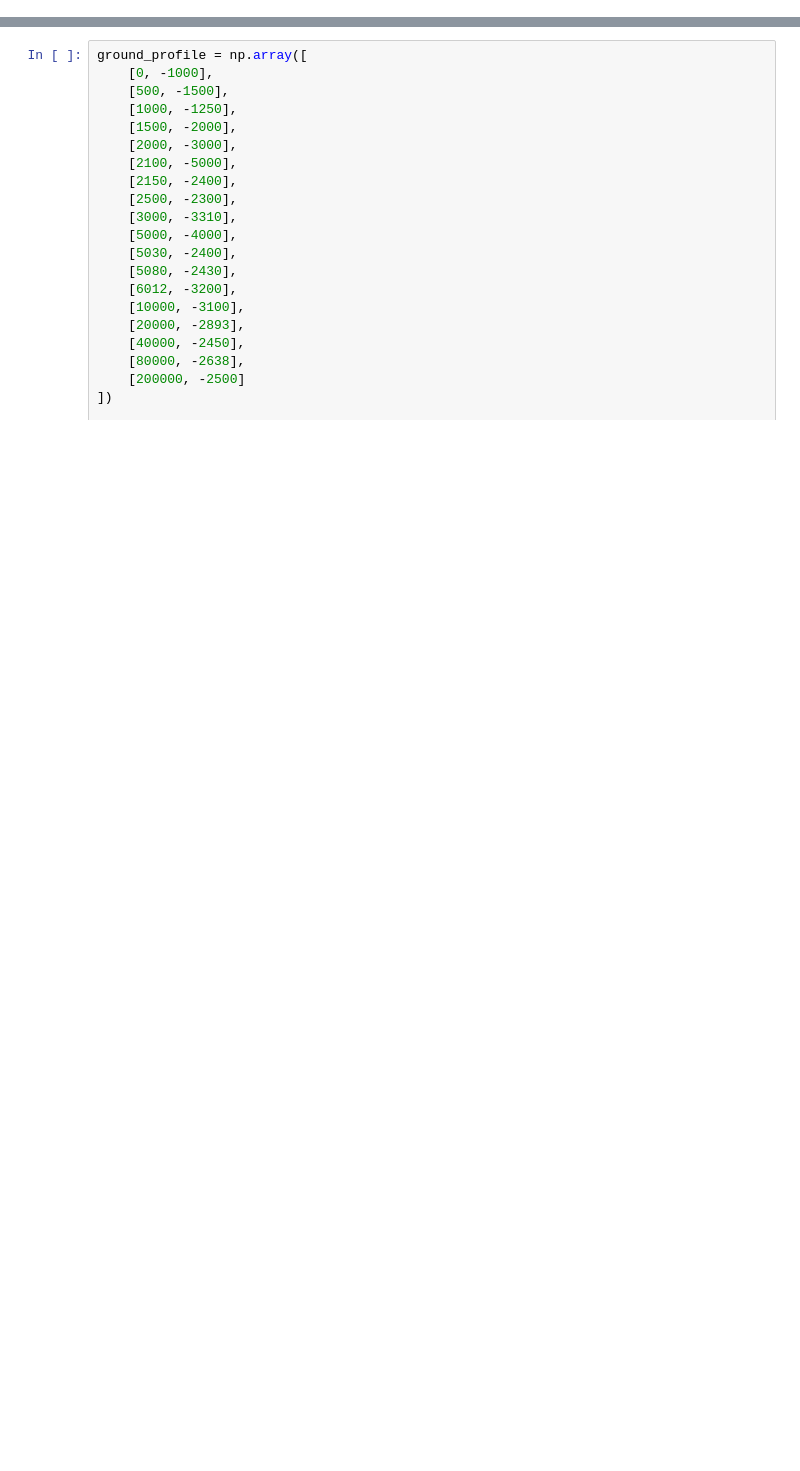
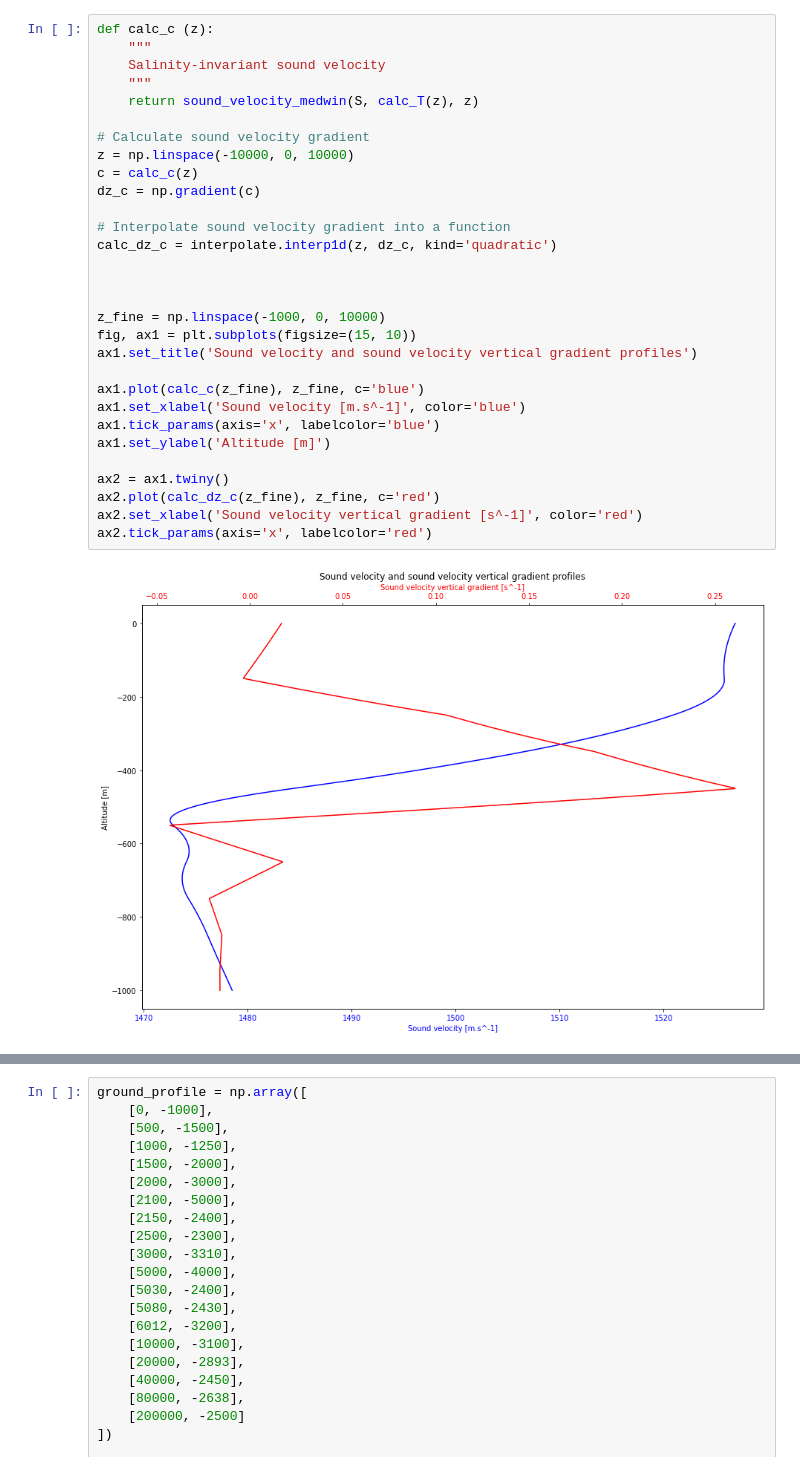
Before and after one commit to ahernot/data2021-bruits-mer, a Jupyter notebook: sound_propagation.ipynb, the cells around one changed output, grey strips where cells are left out. Drawn from its saved outputs; the diff is of its cells as text; blank space fills up the shorter version.

```diff
--- a/sound_propagation.ipynb
+++ b/sound_propagation.ipynb
@@ -80,0 +137,32 @@ plt.show()
+# %%
+def calc_c (z):
+    """
+    Salinity-invariant sound velocity
+    """
+    return sound_velocity_medwin(S, calc_T(z), z)
+
+# Calculate sound velocity gradient
+z = np.linspace(-10000, 0, 10000)
+c = calc_c(z)
+dz_c = np.gradient(c)
+
+# Interpolate sound velocity gradient into a function
+calc_dz_c = interpolate.interp1d(z, dz_c, kind='quadratic')
+
+
+
+z_fine = np.linspace(-1000, 0, 10000)
+fig, ax1 = plt.subplots(figsize=(15, 10))
+ax1.set_title('Sound velocity and sound velocity vertical gradient profiles')
+
+ax1.plot(calc_c(z_fine), z_fine, c='blue')
+ax1.set_xlabel('Sound velocity [m.s^-1]', color='blue')
+ax1.tick_params(axis='x', labelcolor='blue')
+ax1.set_ylabel('Altitude [m]')
+
+ax2 = ax1.twiny()
+ax2.plot(calc_dz_c(z_fine), z_fine, c='red')
+ax2.set_xlabel('Sound velocity vertical gradient [s^-1]', color='red')
+ax2.tick_params(axis='x', labelcolor='red')
+# %% [output]
+[figure, added]
```
Also changed, not shown: parts of 17 cells of this notebook.
